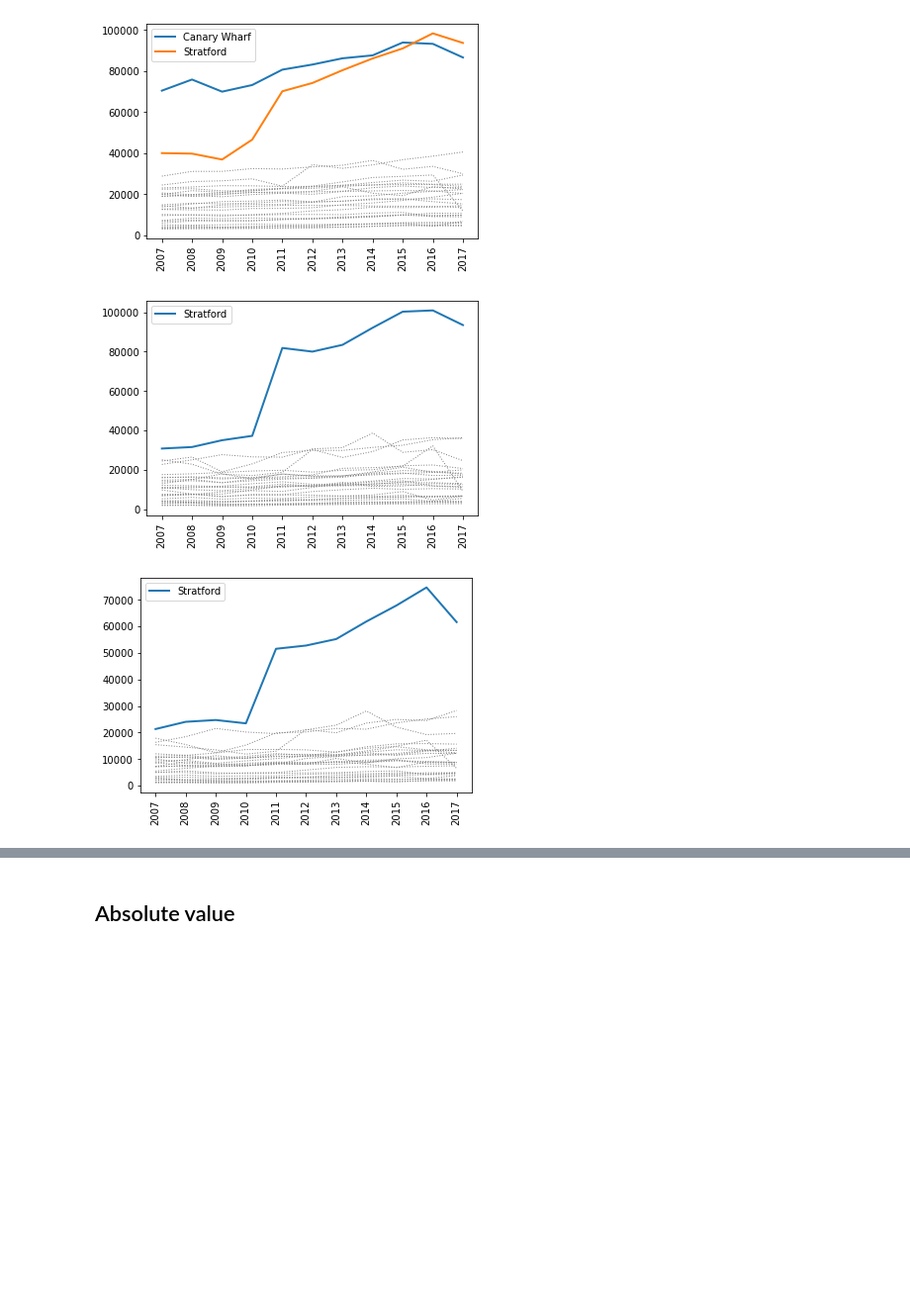
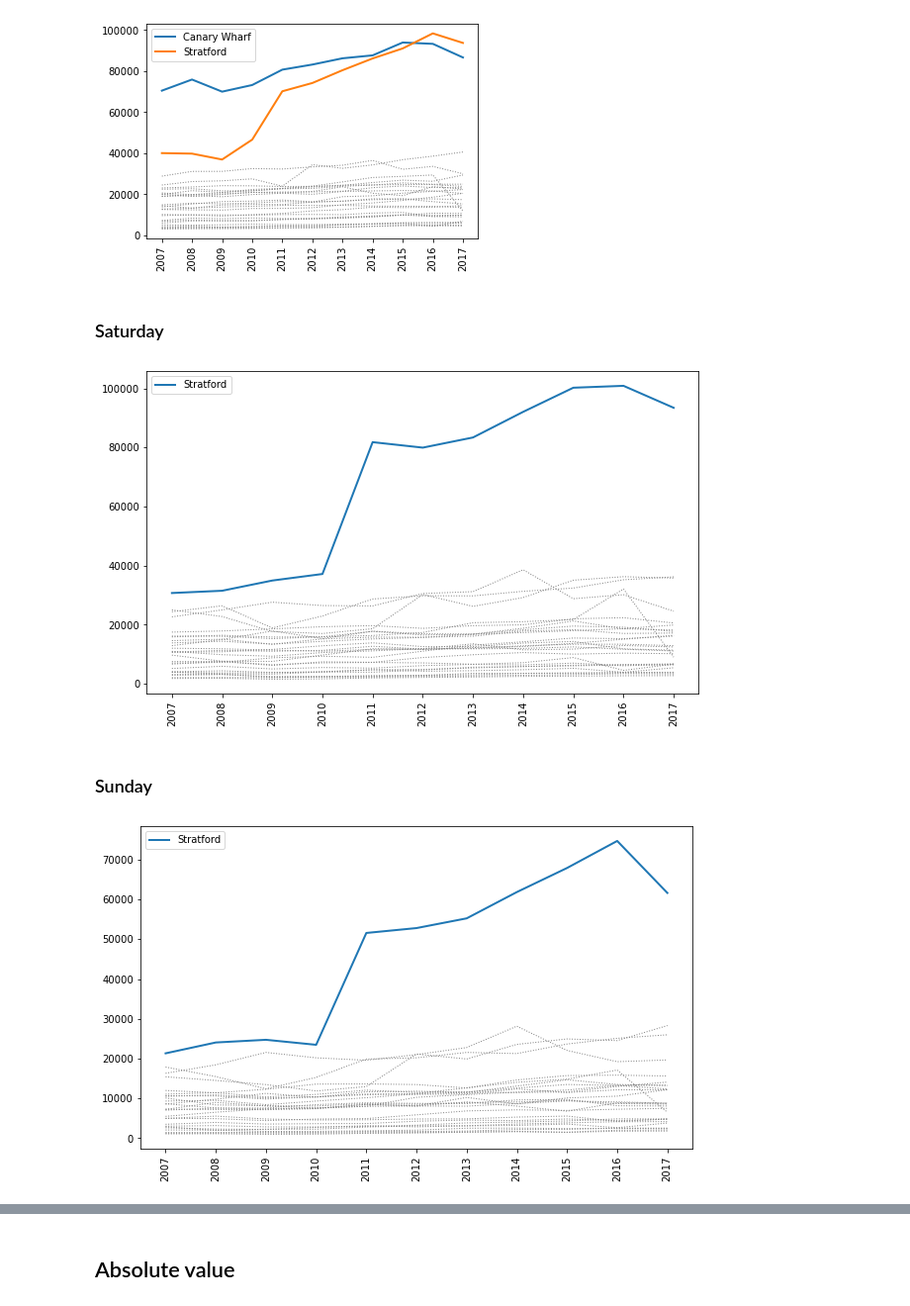
Before and after one commit to avaspataru/datathon, a Jupyter notebook: notebooks/Stratford Travels.ipynb, the cells around one changed output, grey strips where cells are left out. Shown at 99% size. Cells and saved outputs as stored; diff of their text form; code cells hidden in the pictures; blank space fills up the shorter version.

```diff
--- a/notebooks/Stratford Travels.ipynb
+++ b/notebooks/Stratford Travels.ipynb
@@ -146,3 +164,5 @@ highlight_stations = ['Stratford', 'Canary Wharf']
 plot_stations(underground, "weekday_entry", highlight_stations, growth_stations)
 # %% [output]
 [figure]
+# %% [markdown]
+### Saturday
@@ -149,5 +171,7 @@ plot_stations(underground, "weekday_entry", highlight_stations, growth_stations)
 # %%
-highlight_stations = ["Stratford"]
+plt.figure(figsize=(10, 6))
 plot_stations(underground, "saturday_entry", highlight_stations, growth_stations)
 # %% [output]
-[figure, old version]
+[figure, new version]
+# %% [markdown]
+### Sunday
@@ -154,6 +180,6 @@ plot_stations(underground, "saturday_entry", highlight_stations, growth_stations
 # %%
-highlight_stations = ["Stratford"]
+plt.figure(figsize=(10, 6))
 plot_stations(underground, "sunday_entry", highlight_stations, growth_stations)
 # %% [output]
-[figure, old version]
+[figure, new version]
 # %% [markdown]
```
Also changed, not shown: parts of 19 cells of this notebook, 2 other files.
